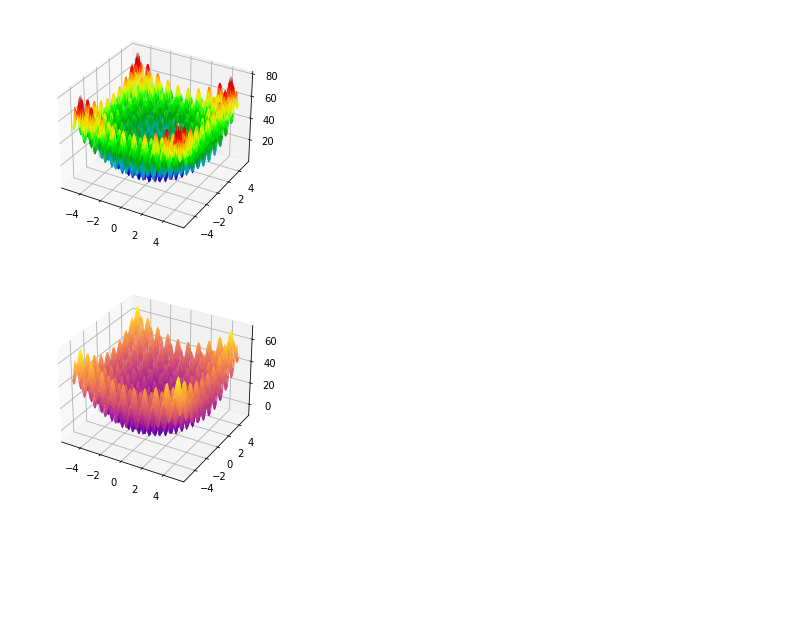
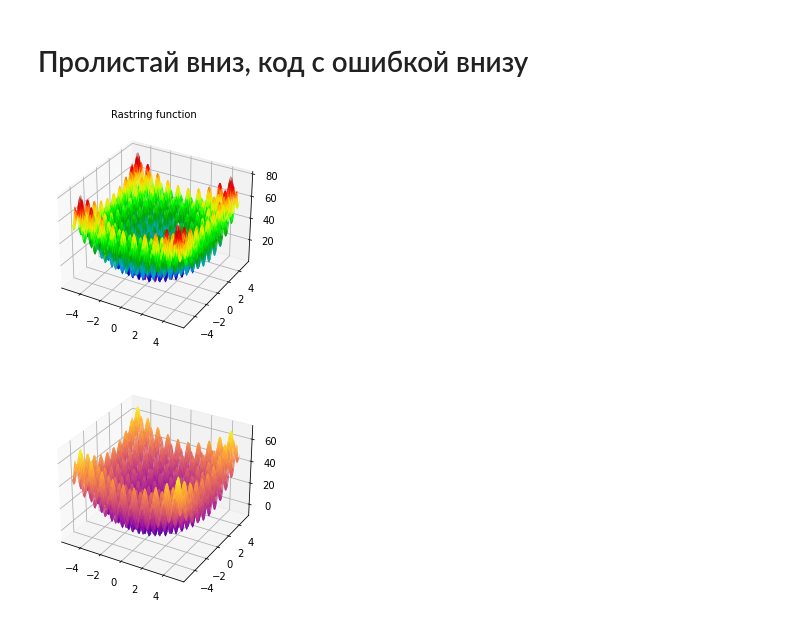
Before and after one commit to IvanAniskavets/Python_2.0, a Jupyter notebook: Math_for_DS_18/HW_6.ipynb, the cells around one changed output. Drawn from its saved outputs; the diff is of its cells as text; code cells hidden in the pictures; blank space fills up the shorter version.

```diff
--- a/Math_for_DS_18/HW_6.ipynb
+++ b/Math_for_DS_18/HW_6.ipynb
@@ -1,3 +1,5 @@
+# %% [markdown]
+# Пролистай вниз, код с ошибкой внизу
 # %%
 import numpy as np
 import math
@@ -7,22 +9,23 @@ from mpl_toolkits.mplot3d import Axes3D
 # %%
 X = np.linspace(-5.12, 5.12, 100)
 Y = np.linspace(-5.12, 5.12, 100)
 X, Y = np.meshgrid(X, Y)
 A = 10
 n = 2
 
 Z = (X**2 - A * np.cos(2 * np.pi * X)) + \
   (Y**2 - A * np.cos(2 * np.pi * Y)) + A * n
 
 fig = plt.figure()
 ax = fig.gca(projection='3d')
+plt.title('Rastring function', size=10)
 ax.plot_surface(X, Y, Z, rstride=1, cstride=1,
   cmap=cm.nipy_spectral, linewidth=0.08,
   antialiased=True)
 # plt.savefig('rastrigin_graph.png')
 plt.show()
 # %% [output]
-[figure, old version]
+[figure, new version]
 # %%
 def rastrigin(*X, **kwargs):
     A = kwargs.get('A', 10)
```
Also changed, not shown: parts of 18 cells of this notebook.
